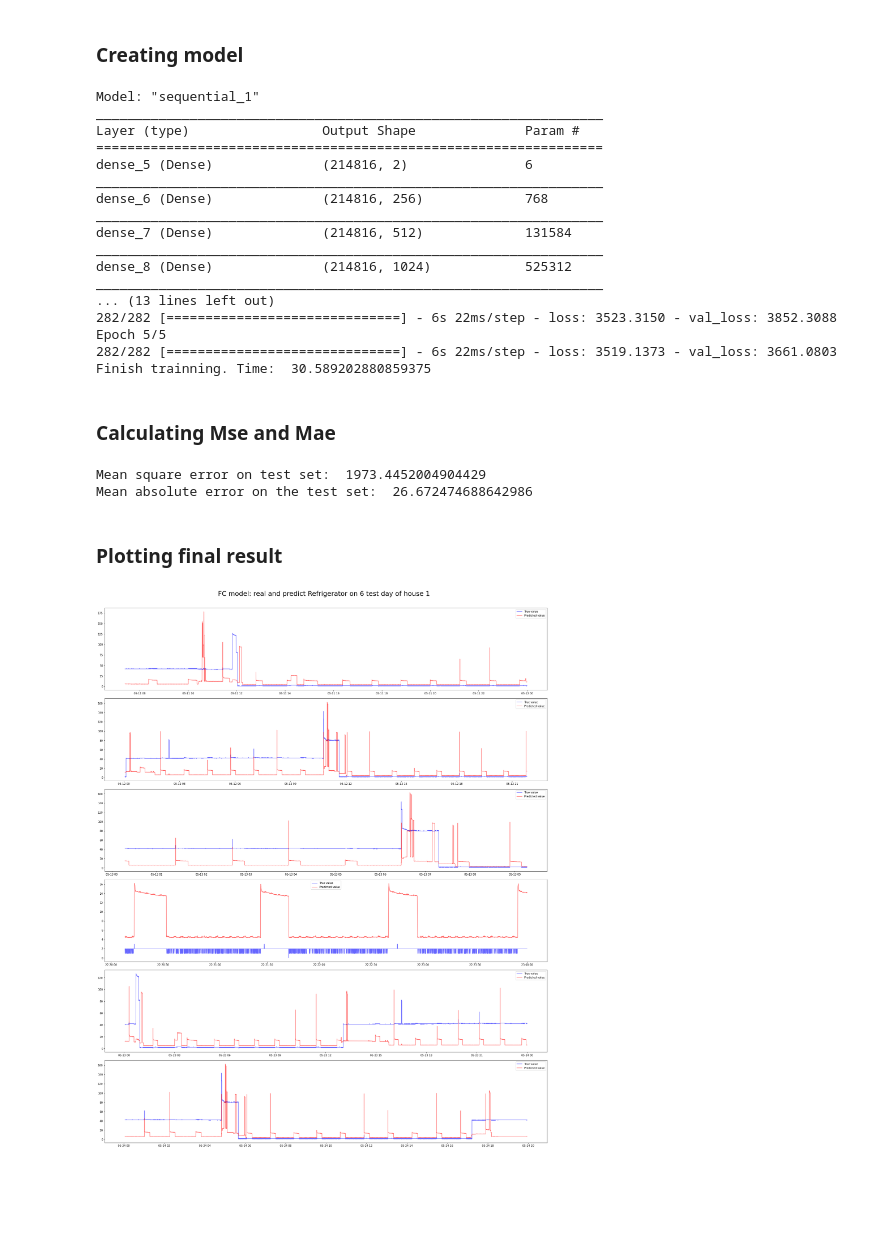
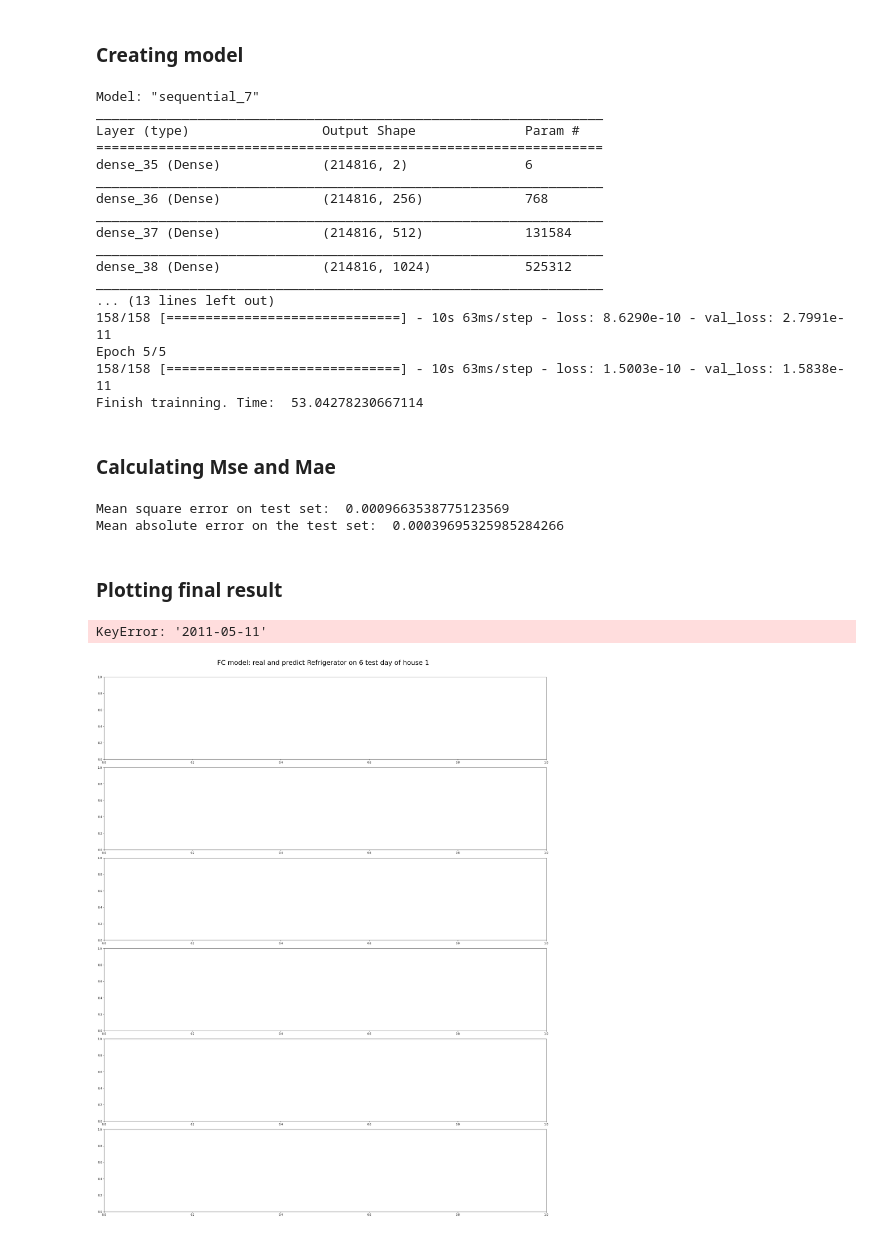
Before and after one commit to bridget-haus/DSCI560-Energy-Disaggregation, a Jupyter notebook: CSCI560/Energy_Disaggregation/Energy_Disaggregation_NN.ipynb, the cells around one changed output. Drawn from its saved outputs; the diff is of its cells as text; code cells hidden in the pictures; blank space fills up the shorter version.

```diff
--- a/CSCI560/Energy_Disaggregation/Energy_Disaggregation_NN.ipynb
+++ b/CSCI560/Energy_Disaggregation/Energy_Disaggregation_NN.ipynb
@@ -130,0 +138,36 @@ df_test.shape:  (87057, 20)
+# %%
+X_train = []
+Y_train = []
+# X_val = []
+# Y_val = []
+X_test = []
+Y_test = []
+
+for i in range(1, 2):
+    f = f'./pkl_files/house_{i}.pkl'
+    with open(f, 'rb') as pickle_file:
+        data = pickle.load(pickle_file)
+    #data["mains"] = data["1_mains"] + data["2_mains"]
+    mains = data[['1_mains', '2_mains']].values
+    #mains = data["mains"].values
+    app = data['19_washer_dryer'].values
+    num_vals = len(mains)
+    train_len = int(num_vals * 0.7)
+#     val_len = train_len + int(num_vals * 0.2)
+    X_train.extend(mains[:train_len])
+#     X_val.extend(mains[train_len:val_len])
+    X_test.extend(mains[train_len:])
+    Y_train.extend(app[:train_len])
+#     Y_val.extend(app[train_len:val_len])
+    Y_test.extend(app[train_len:])
+
+X_train = np.asarray(X_train)
+# X_val = np.asarray(X_val)
+X_test = np.asarray(X_test)
+Y_train = np.asarray(Y_train)
+# Y_val = np.asarray(Y_val)
+Y_test = np.asarray(Y_test)
+
+
+
+print(X_train.shape, Y_train.shape, X_test.shape, Y_test.shape)
@@ -137,47 +182,48 @@ adam = Adam(lr = 1e-5)
 fc_model_1.compile(loss='mean_squared_error', optimizer=adam)
 start = time.time()
 checkpointer = ModelCheckpoint(filepath="./fc_light_h1_2.hdf5", verbose=0, save_best_only=True)
-hist_fc_1 = fc_model_1.fit( X_train1, y_train1,
+hist_fc_1 = fc_model_1.fit( X_train, Y_train,
                     batch_size=512, verbose=1, epochs=5,
                     validation_split=0.33, callbacks=[checkpointer])
 print('Finish trainning. Time: ', time.time() - start)
 # %% [output]
-Model: "sequential_1"
+Model: "sequential_7"
 _________________________________________________________________
 Layer (type)                 Output Shape              Param #
 =================================================================
-dense_5 (Dense)              (214816, 2)               6
+dense_35 (Dense)             (214816, 2)               6
 _________________________________________________________________
-dense_6 (Dense)              (214816, 256)             768
+dense_36 (Dense)             (214816, 256)             768
 _________________________________________________________________
-dense_7 (Dense)              (214816, 512)             131584
+dense_37 (Dense)             (214816, 512)             131584
 _________________________________________________________________
-dense_8 (Dense)              (214816, 1024)            525312
+dense_38 (Dense)             (214816, 1024)            525312
 _________________________________________________________________
 ... (13 lines left out)
-282/282 [==============================] - 6s 22ms/step - loss: 3523.3150 - val_loss: 3852.3088
+158/158 [==============================] - 10s 63ms/step - loss: 8.6290e-10 - val_loss: 2.7991e-11
 Epoch 5/5
-282/282 [==============================] - 6s 22ms/step - loss: 3519.1373 - val_loss: 3661.0803
-Finish trainning. Time:  30.589202880859375
+158/158 [==============================] - 10s 63ms/step - loss: 1.5003e-10 - val_loss: 1.5838e-11
+Finish trainning. Time:  53.04278230667114
 # %% [markdown]
 ### Calculating Mse and Mae
 # %%
 fc_model_1 = load_model('fc_light_h1_2.hdf5')
-pred_fc_1 = fc_model_1.predict(X_test1).reshape(-1)
-mse_loss_fc_1 = mse_loss(pred_fc_1, y_test1)
-mae_loss_fc_1 = mae_loss(pred_fc_1, y_test1)
+pred_fc_1 = fc_model_1.predict(X_test).reshape(-1)
+mse_loss_fc_1 = mse_loss(pred_fc_1, Y_test)
+mae_loss_fc_1 = mae_loss(pred_fc_1, Y_test)
 print('Mean square error on test set: ', mse_loss_fc_1)
 print('Mean absolute error on the test set: ', mae_loss_fc_1)
 
 train_loss = hist_fc_1.history['loss']
 val_loss = hist_fc_1.history['val_loss']
 # %% [output]
-Mean square error on test set:  1973.4452004904429
-Mean absolute error on the test set:  26.672474688642986
+Mean square error on test set:  0.0009663538775123569
+Mean absolute error on the test set:  0.00039695325985284266
 # %% [markdown]
 ### Plotting final result
 # %%
-plot_each_app(df1_test, dates[1][17:], pred_fc_1, y_test1,
+plot_each_app(df1_test, dates[1][17:], pred_fc_1, Y_test,
               'FC model: real and predict Refrigerator on 6 test day of house 1', look_back = 50)
 # %% [output]
+KeyError: '2011-05-11'
-[figure, old version]
+[figure, new version]
```
Also changed, not shown: parts of 3 cells of this notebook, 1 other file.
